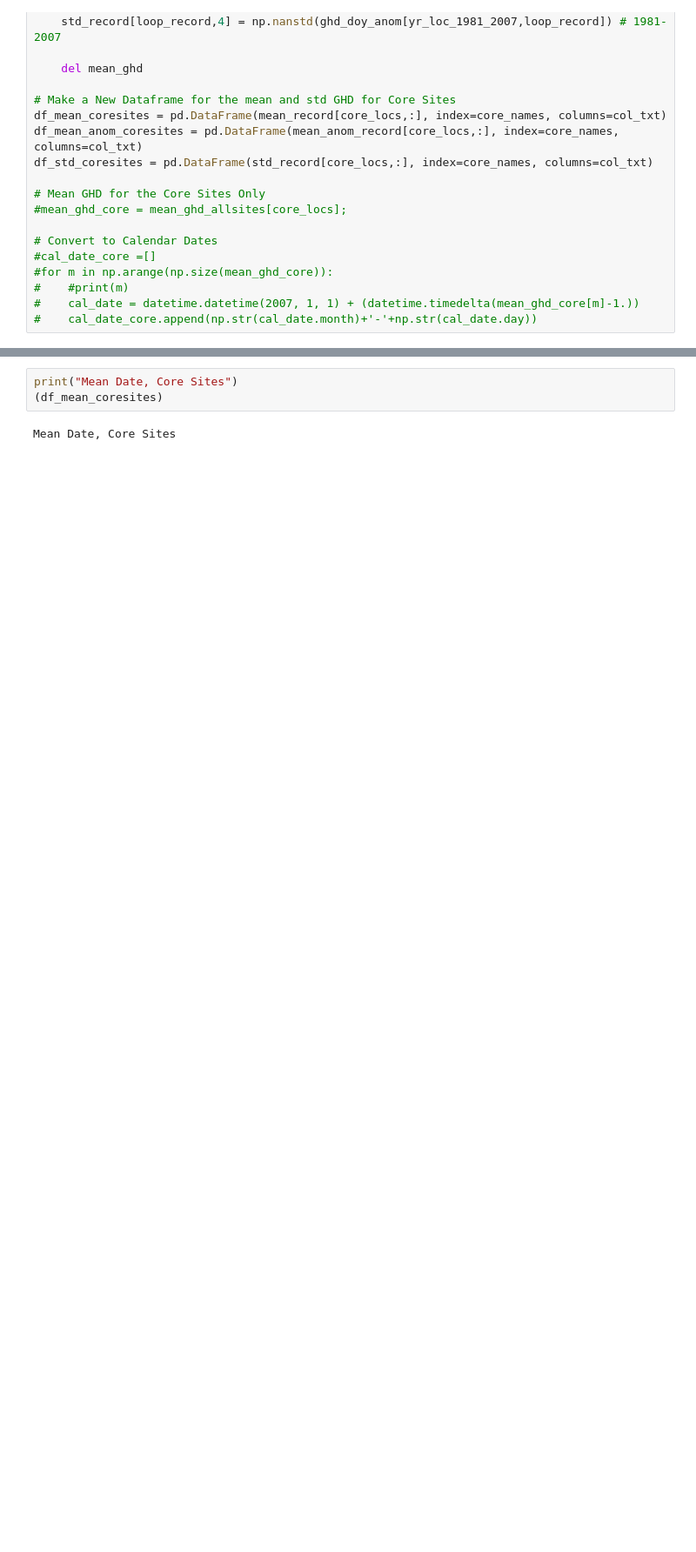
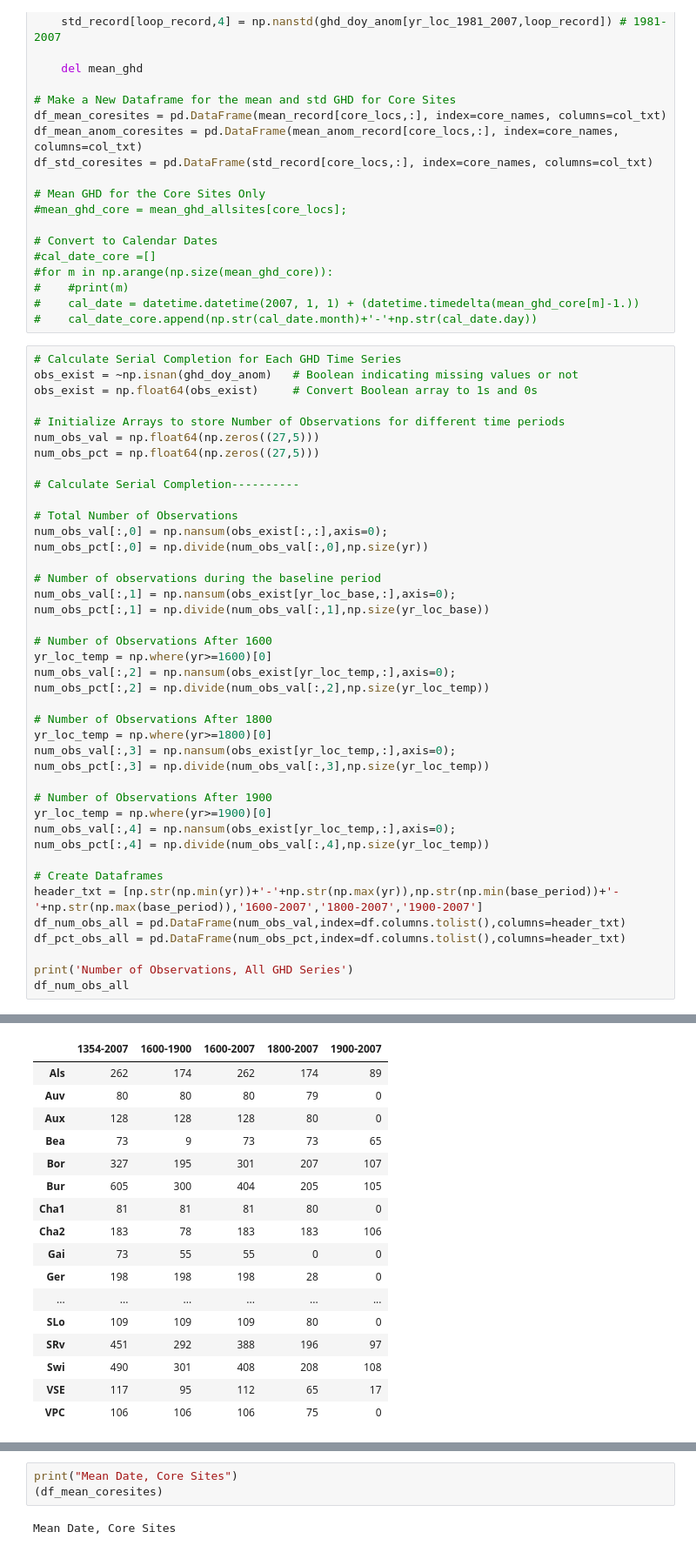
Before and after one commit to bcook/WINELIZZIE, a Jupyter notebook: code/step01_proc_ghd.ipynb, the cells around one changed output, grey strips where cells are left out. Shown at 87% size. Saved outputs shown, nothing was run; the diff lists cells and outputs as text; blank space fills up the shorter version.

Commit message:
Modified step01 program to calculate sample size and serial completion for each GHD regional time series.

```diff
--- a/code/step01_proc_ghd.ipynb
+++ b/code/step01_proc_ghd.ipynb
@@ -176,3 +177,45 @@ df_std_coresites = pd.DataFrame(std_record[core_locs,:], index=core_names, colum
 #    #print(m)
 #    cal_date = datetime.datetime(2007, 1, 1) + (datetime.timedelta(mean_ghd_core[m]-1.))
 #    cal_date_core.append(np.str(cal_date.month)+'-'+np.str(cal_date.day))
+# %%
+# Calculate Serial Completion for Each GHD Time Series
+obs_exist = ~np.isnan(ghd_doy_anom)   # Boolean indicating missing values or not
+obs_exist = np.float64(obs_exist)     # Convert Boolean array to 1s and 0s
+
+# Initialize Arrays to store Number of Observations for different time periods
+num_obs_val = np.float64(np.zeros((27,5)))
+num_obs_pct = np.float64(np.zeros((27,5)))
+
+# Calculate Serial Completion----------
+
+# Total Number of Observations
+num_obs_val[:,0] = np.nansum(obs_exist[:,:],axis=0);
+num_obs_pct[:,0] = np.divide(num_obs_val[:,0],np.size(yr))
+
+# Number of observations during the baseline period
+num_obs_val[:,1] = np.nansum(obs_exist[yr_loc_base,:],axis=0);
+num_obs_pct[:,1] = np.divide(num_obs_val[:,1],np.size(yr_loc_base))
+
+# Number of Observations After 1600
+yr_loc_temp = np.where(yr>=1600)[0]
+num_obs_val[:,2] = np.nansum(obs_exist[yr_loc_temp,:],axis=0);
+num_obs_pct[:,2] = np.divide(num_obs_val[:,2],np.size(yr_loc_temp))
+
+# Number of Observations After 1800
+yr_loc_temp = np.where(yr>=1800)[0]
+num_obs_val[:,3] = np.nansum(obs_exist[yr_loc_temp,:],axis=0);
+num_obs_pct[:,3] = np.divide(num_obs_val[:,3],np.size(yr_loc_temp))
+
+# Number of Observations After 1900
+yr_loc_temp = np.where(yr>=1900)[0]
+num_obs_val[:,4] = np.nansum(obs_exist[yr_loc_temp,:],axis=0);
+num_obs_pct[:,4] = np.divide(num_obs_val[:,4],np.size(yr_loc_temp))
+
+# Create Dataframes
+header_txt = [np.str(np.min(yr))+'-'+np.str(np.max(yr)),np.str(np.min(base_period))+'-'+np.str(np.max(base_period)),'1600-2007','1800-2007','1900-2007']
+df_num_obs_all = pd.DataFrame(num_obs_val,index=df.columns.tolist(),columns=header_txt)
+df_pct_obs_all = pd.DataFrame(num_obs_pct,index=df.columns.tolist(),columns=header_txt)
+
+print('Number of Observations, All GHD Series')
+df_num_obs_all
+# %% [output]
@@ -178,0 +223,17 @@ df_std_coresites = pd.DataFrame(std_record[core_locs,:], index=core_names, colum
+|  | 1354-2007 | 1600-1900 | 1600-2007 | 1800-2007 | 1900-2007 |
+| Als | 262 | 174 | 262 | 174 | 89 |
+| Auv | 80 | 80 | 80 | 79 | 0 |
+| Aux | 128 | 128 | 128 | 80 | 0 |
+| Bea | 73 | 9 | 73 | 73 | 65 |
+| Bor | 327 | 195 | 301 | 207 | 107 |
+| Bur | 605 | 300 | 404 | 205 | 105 |
+| Cha1 | 81 | 81 | 81 | 80 | 0 |
+| Cha2 | 183 | 78 | 183 | 183 | 106 |
+| Gai | 73 | 55 | 55 | 0 | 0 |
+| Ger | 198 | 198 | 198 | 28 | 0 |
+| ... | ... | ... | ... | ... | ... |
+| SLo | 109 | 109 | 109 | 80 | 0 |
+| SRv | 451 | 292 | 388 | 196 | 97 |
+| Swi | 490 | 301 | 408 | 208 | 108 |
+| VSE | 117 | 95 | 112 | 65 | 17 |
+| VPC | 106 | 106 | 106 | 75 | 0 |
```
Also changed, not shown: parts of 6 cells of this notebook.
